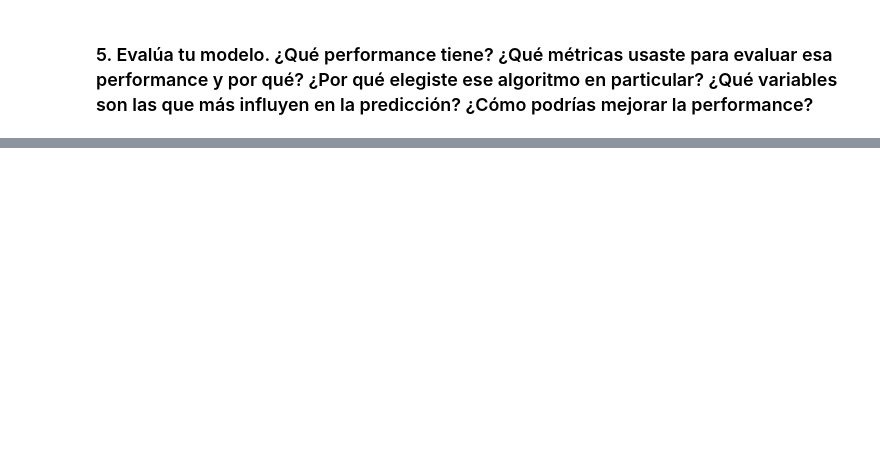
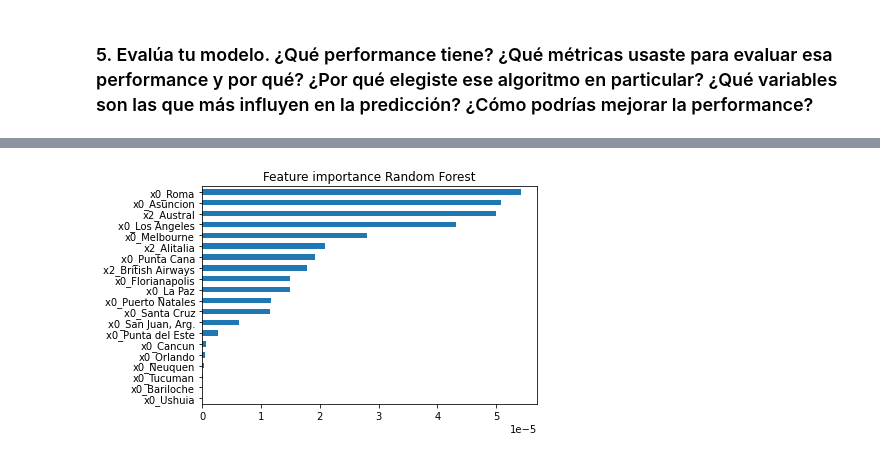
Before and after one commit to alejandraneelyp/DSChallenge, a Jupyter notebook: solution.ipynb, the cells around one changed output, grey strips where cells are left out. Saved outputs shown, nothing was run; the diff lists cells and outputs as text; code cells hidden in the pictures; blank space fills up the shorter version.

```diff
--- a/solution.ipynb
+++ b/solution.ipynb
@@ -807,3 +783,11 @@ AttributeError: 'numpy.ndarray' object has no attribute 'set_title'
+# %%
+feature_importance = rf_res.feature_importances_
+feature_importance = pd.Series(feature_importance, index=X_train_res.columns).sort_values()[:20]
+feature_importance.plot.barh()
+plt.title('Feature importance Random Forest')
+plt.show()
+# %% [output]
+[figure, added]
 # %% [markdown]
 #### Respuesta
 
```
Also changed, not shown: parts of 23 cells of this notebook, 1 other file.
